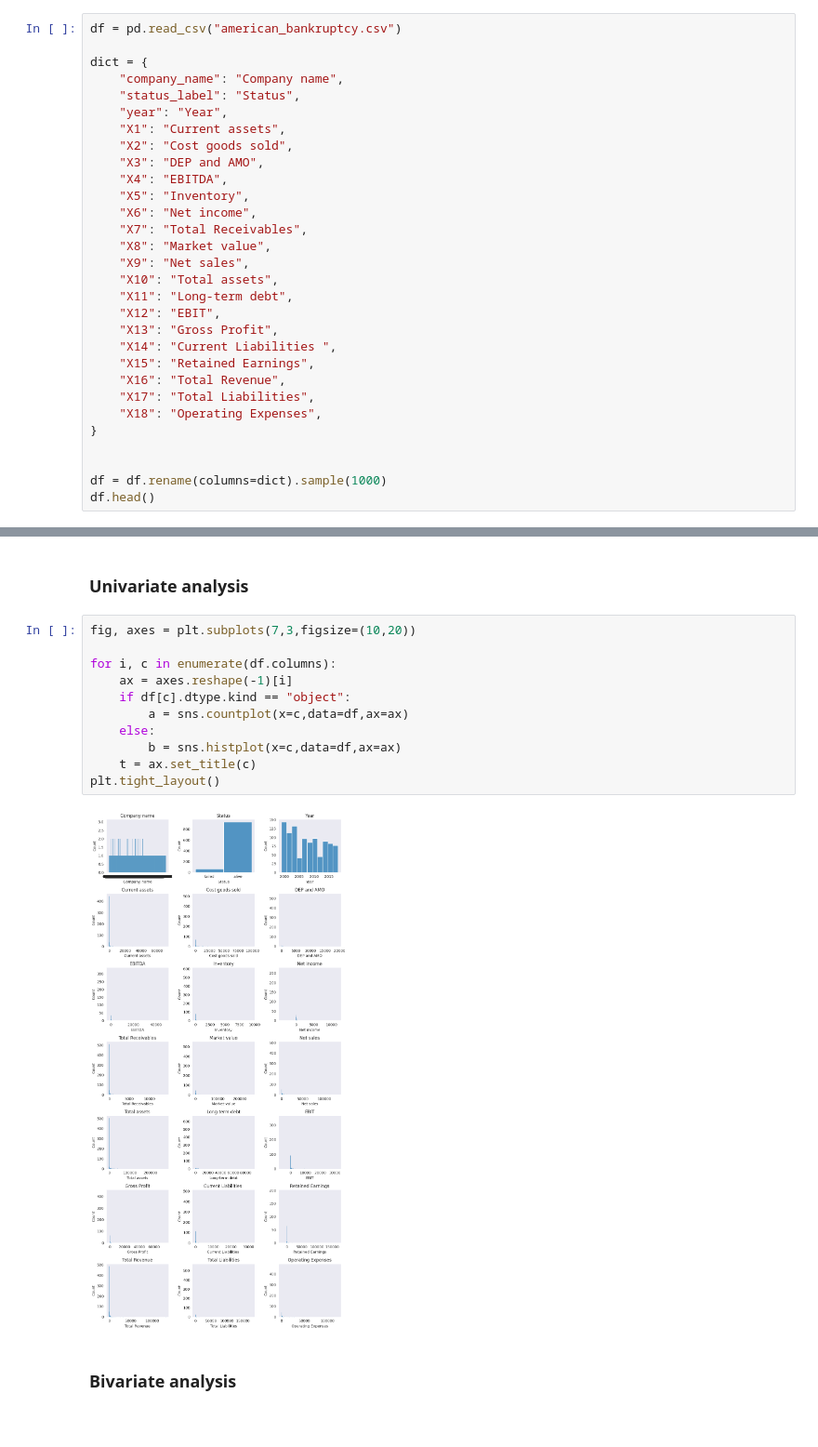
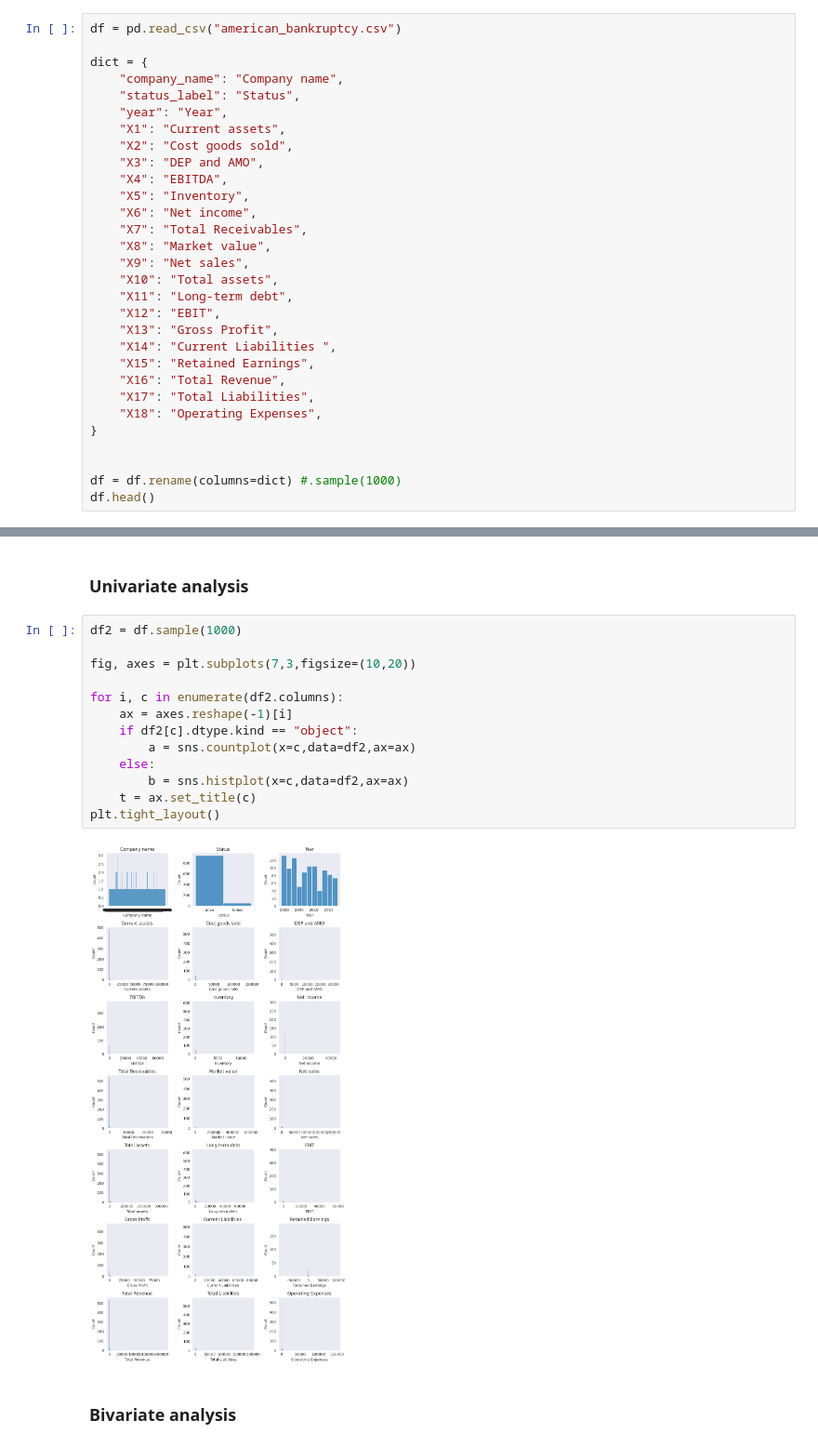
Before and after one commit to jordimunozflorensa/MineriaDatos, a Jupyter notebook: part 2/notebook.ipynb, the cells around one changed output, grey strips where cells are left out. Shown at 93% size. Saved outputs shown, nothing was run; the diff lists cells and outputs as text.

```diff
--- a/part 2/notebook.ipynb
+++ b/part 2/notebook.ipynb
@@ -63,7 +64,7 @@ dict = {
 }
 
 
-df = df.rename(columns=dict).sample(1000)
+df = df.rename(columns=dict) #.sample(1000)
 df.head()
 # %% [output]
 |  | Company name | Status | Year | Current assets | Cost goods sold | DEP and AMO | EBITDA | Inventory | ... |
@@ -129,18 +130,20 @@ dtype: object
 # %% [markdown]
 ### Univariate analysis
 # %%
+df2 = df.sample(1000)
+
 fig, axes = plt.subplots(7,3,figsize=(10,20))
 
-for i, c in enumerate(df.columns):
+for i, c in enumerate(df2.columns):
     ax = axes.reshape(-1)[i]
-    if df[c].dtype.kind == "object":
-        a = sns.countplot(x=c,data=df,ax=ax)
+    if df2[c].dtype.kind == "object":
+        a = sns.countplot(x=c,data=df2,ax=ax)
     else:
-        b = sns.histplot(x=c,data=df,ax=ax)
+        b = sns.histplot(x=c,data=df2,ax=ax)
     t = ax.set_title(c)
 plt.tight_layout()
 # %% [output]
-[figure, old version]
+[figure, new version]
 # %% [markdown]
 ### Bivariate analysis
 # %%
```
Also changed, not shown: parts of 8 cells of this notebook.
